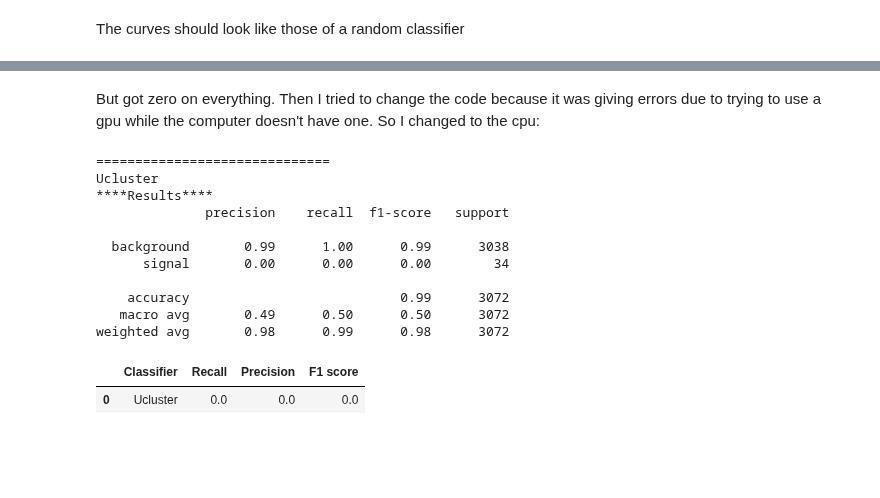
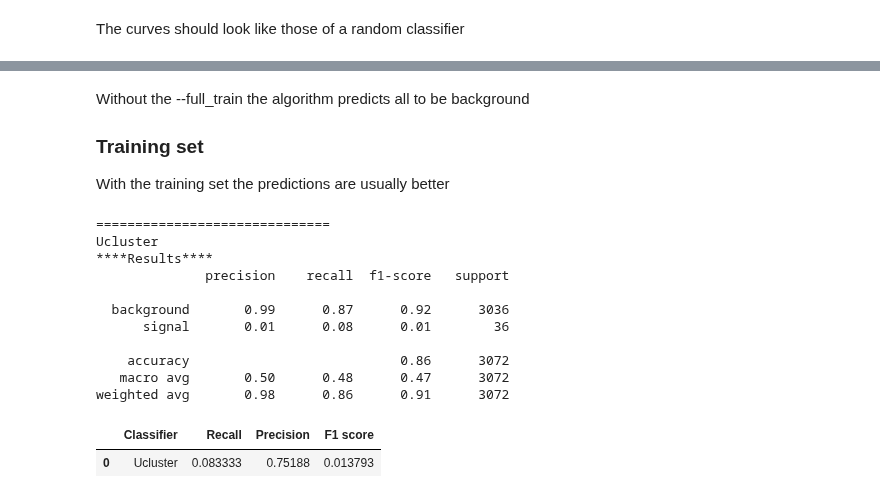
Before and after one commit to marianaiv/benchtools, a Jupyter notebook: notebooks/10.0-UCluster-data.ipynb, the cells around one changed output, grey strips where cells are left out. Cells and saved outputs as stored; diff of their text form; code cells hidden in the pictures; blank space fills up the shorter version.

```diff
--- a/notebooks/10.0-UCluster-data.ipynb
+++ b/notebooks/10.0-UCluster-data.ipynb
@@ -397,21 +428,23 @@ weighted avg       0.98      0.99      0.98      3072
 # %% [markdown]
-But got zero on everything. Then I tried to change the code because it was giving errors due to trying to use a gpu while the computer doesn't have one. So I changed to the cpu:
+Without the --full_train the algorithm predicts all to be background
+### Training set
+With the training set the predictions are usually better
 # %%
-y_label = pd.DataFrame(np.array(h5py.File('..\data\pruebacpu.h5', 'r')['label']), columns=['label'])
-y_pred = pd.DataFrame(np.array(h5py.File('..\data\pruebacpu.h5', 'r')['pid']), columns=['pred'])
+y_label = pd.DataFrame(np.array(h5py.File('..\data\\train_dist_full.h5', 'r')['label']), columns=['label'])
+y_pred = pd.DataFrame(np.array(h5py.File('..\data\\train_dist_full.h5', 'r')['pid']), columns=['pred'])
 
 performance_metrics('Ucluster', label=y_label, pred_label=y_pred)
 # %% [output]
 ==============================
 Ucluster
 ****Results****
               precision    recall  f1-score   support
 
-  background       0.99      1.00      0.99      3038
-      signal       0.00      0.00      0.00        34
+  background       0.99      0.87      0.92      3036
+      signal       0.01      0.08      0.01        36
 
-    accuracy                           0.99      3072
-   macro avg       0.49      0.50      0.50      3072
-weighted avg       0.98      0.99      0.98      3072
+    accuracy                           0.86      3072
+   macro avg       0.50      0.48      0.47      3072
+weighted avg       0.98      0.86      0.91      3072
 |  | Classifier | Recall | Precision | F1 score |
-| 0 | Ucluster | 0.0 | 0.0 | 0.0 |
+| 0 | Ucluster | 0.083333 | 0.75188 | 0.013793 |
```
Also changed, not shown: parts of 25 cells of this notebook.
